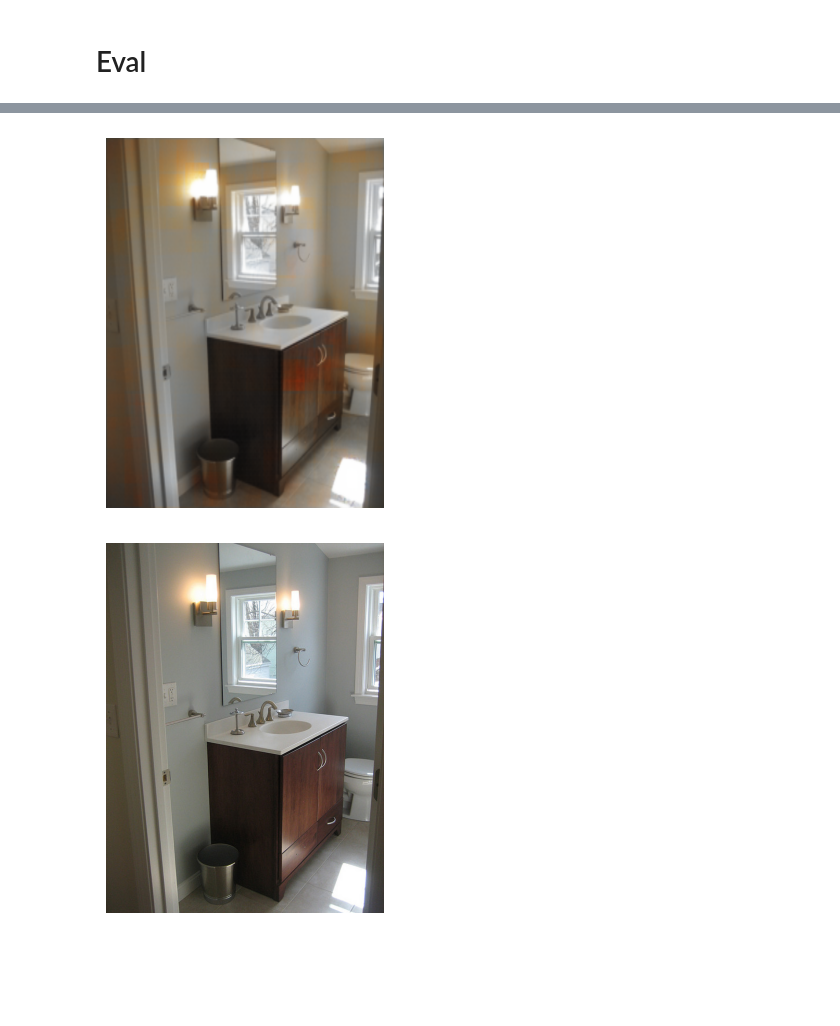
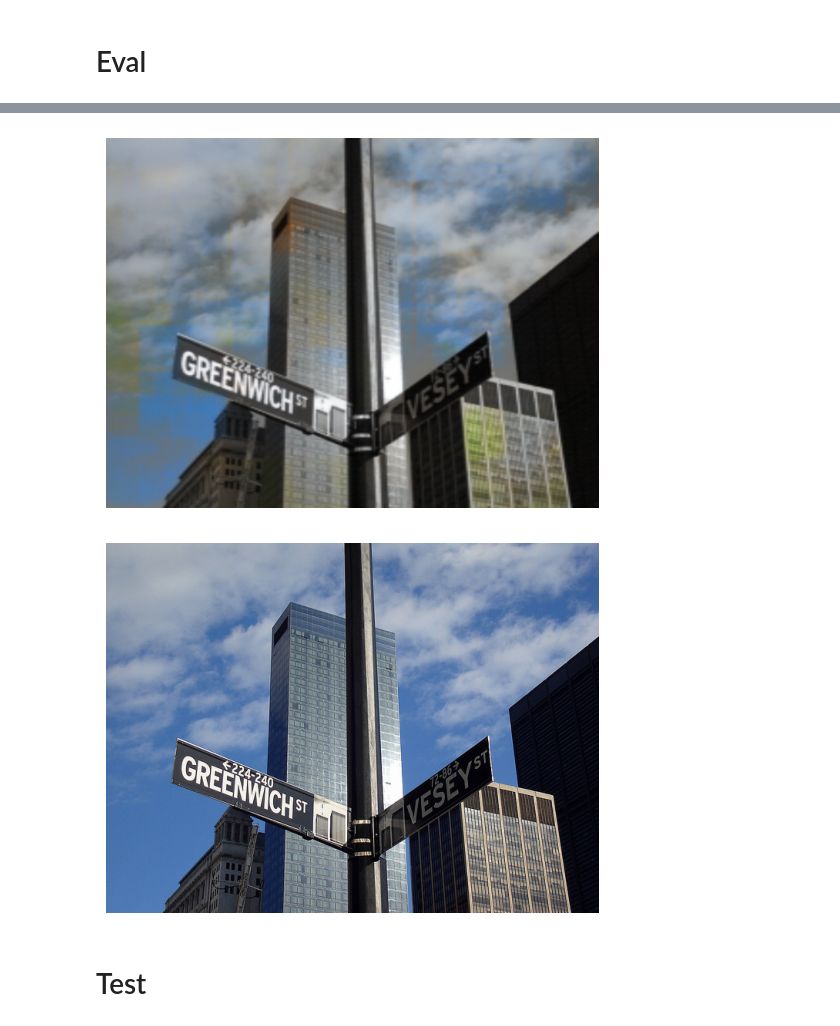
Before and after one commit to AaronFurlan/colorAIzer, a Jupyter notebook: model.ipynb, the cells around one changed output, grey strips where cells are left out. Saved outputs shown, nothing was run; the diff lists cells and outputs as text; code cells hidden in the pictures; blank space fills up the shorter version.

Commit message:
Eval and test

```diff
--- a/model.ipynb
+++ b/model.ipynb
@@ -343,7 +340,9 @@ checkpoints/colorization-epochepoch=47_run2.ckpt
 checkpoints/colorization-epochepoch=48_run2.ckpt
 checkpoints/colorization-epochepoch=49_run2.ckpt
 # %%
-generate_image_n('checkpoints/colorization-epochepoch=49_run2.ckpt', datapath, 50236)
+generate_image_n('checkpoints/colorization-epochepoch=49_run2.ckpt', datapath, 42)
 # %% [output]
-[figure, old version]
+[figure, new version]
-[figure, old version]
+[figure, new version]
+# %% [markdown]
+# Test
```
Also changed, not shown: parts of 8 cells of this notebook.
